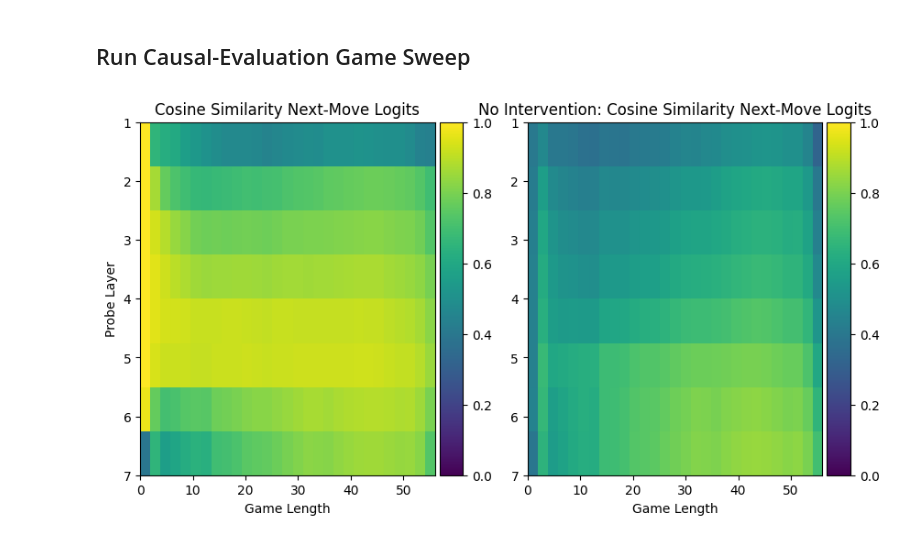
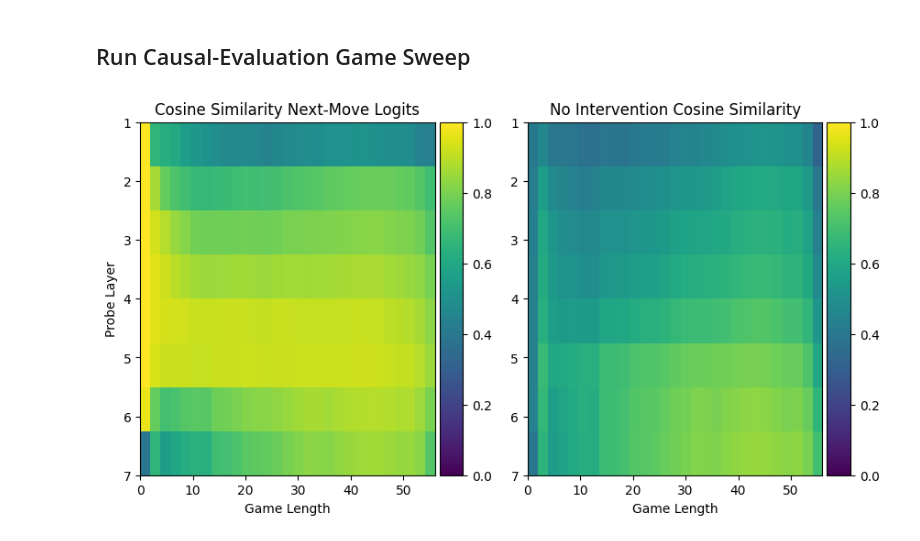
Before and after one commit to DeanHazineh/Emergent-World-Representations-Othello, a Jupyter notebook: dev_code2/quantify_causality_probes.ipynb, the cells around one changed output. Saved outputs shown, nothing was run; the diff lists cells and outputs as text; code cells hidden in the pictures.

```diff
--- a/dev_code2/quantify_causality_probes.ipynb
+++ b/dev_code2/quantify_causality_probes.ipynb
@@ -238,28 +238,28 @@ _ = sweep_causal_interv_evaluation(game_dataset, number_games_use, probe_set)
 # %%
 with open("temp_fold/save_calc.pickle", 'rb') as fhandle:
     data = pickle.load(fhandle)
     sim_data = np.array(data["sim_data"])
     ref_data = np.array(data["ref_data"])
     sim_data[np.where(sim_data==None)] = np.nan
     ref_data[np.where(ref_data==None)] = np.nan
 
     mean_sim = np.nanmean(sim_data, axis=0).astype(float)
     mean_ref = np.nanmean(ref_data, axis=0).astype(float)
 
     probe_layer = np.arange(1,8,1)
     game_len = np.arange(0,58,2)
     extent= (min(game_len), max(game_len), max(probe_layer), min(probe_layer))
 
     fig = plt.figure(figsize=(10, 5))
     ax = plt_utils.addAxis(fig,1,2)
     im = ax[0].imshow(mean_sim, extent=extent,  aspect="auto", vmin=0, vmax=1)
     plt_utils.addColorbar(fig, ax[0], im)
     im = ax[1].imshow(mean_ref,extent=extent, aspect="auto", vmin=0, vmax=1)
     plt_utils.addColorbar(fig, ax[1], im)
     ax[0].set_xlabel('Game Length')
     ax[1].set_xlabel('Game Length')
     ax[0].set_ylabel("Probe Layer")
     ax[0].set_title("Cosine Similarity Next-Move Logits")
-    ax[1].set_title("No Intervention: Cosine Similarity Next-Move Logits")
+    ax[1].set_title("No Intervention Cosine Similarity")
 # %% [output]
-[figure, old version]
+[figure, new version]
```
